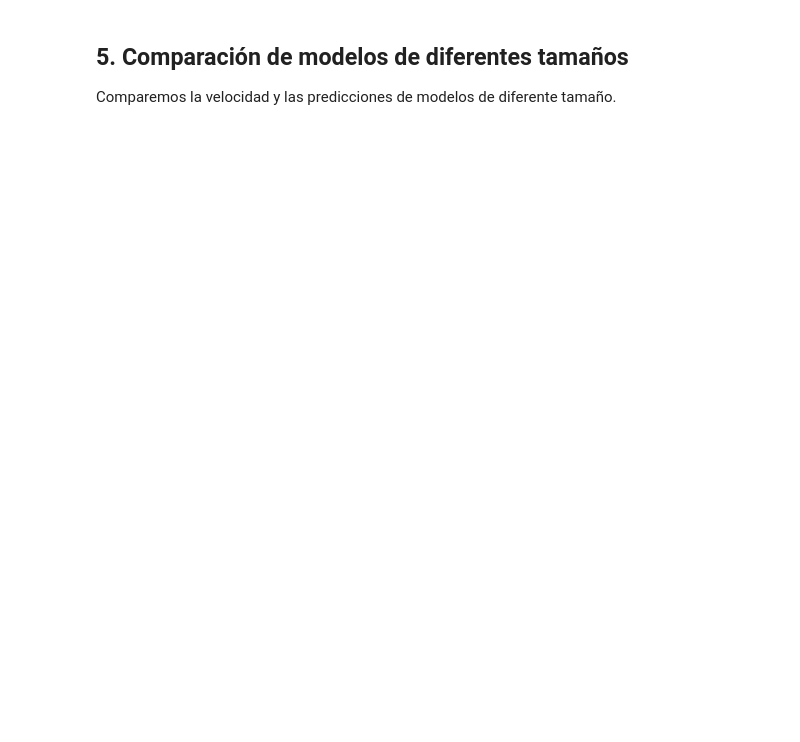
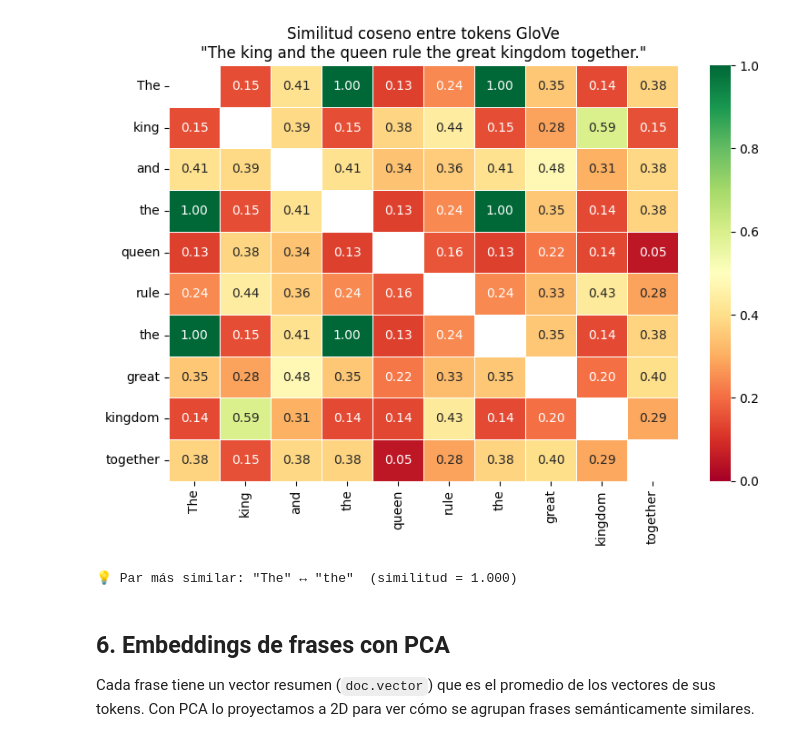
Before and after one commit to Andre8h/Deep_learning, a Jupyter notebook: NOTEBOOKS EXERCISES/07_transformers.ipynb, the cells around one changed output. Cells and saved outputs as stored; diff of their text form; code cells hidden in the pictures; blank space fills up the shorter version.

```diff
--- a/NOTEBOOKS EXERCISES/07_transformers.ipynb
+++ b/NOTEBOOKS EXERCISES/07_transformers.ipynb
@@ -126,14 +232,0 @@ Notes:
-# %%
-# Visualizar múltiples cabezas de atención
-fig, axes = plt.subplots(2, 4, figsize=(16, 8))
-for i, ax in enumerate(axes.flatten()):
-    if i < attentions[-1].shape[1]:  # número de cabezas
-        att_head = attentions[-1][0, i].detach().numpy()
-        sns.heatmap(att_head, xticklabels=tokens, yticklabels=tokens,
-                    cmap='viridis', ax=ax, cbar=False)
-        ax.set_title(f'Cabeza {i}')
-    else:
-        ax.axis('off')
-plt.suptitle('Atención por cabeza (última capa)')
-plt.tight_layout()
-plt.show()
@@ -142,5 +273,38 @@ plt.show()
+# %%
+sim_sentence = "The king and the queen rule the great kingdom together."
+doc_sim = nlp(sim_sentence)
+
+# Filtrar solo tokens con vectores (excluir puntuación y stop words sin vector)
+tokens_vec = [t for t in doc_sim if t.has_vector and not t.is_punct]
+labels = [t.text for t in tokens_vec]
+n = len(tokens_vec)
+
+# Construir matriz de similitud coseno
+sim_matrix = np.zeros((n, n))
+for i, ti in enumerate(tokens_vec):
+    for j, tj in enumerate(tokens_vec):
+        sim_matrix[i, j] = ti.similarity(tj)
+
+plt.figure(figsize=(8, 6))
+mask = np.eye(n, dtype=bool)  # ocultar diagonal (similitud consigo mismo = 1)
+sns.heatmap(sim_matrix, xticklabels=labels, yticklabels=labels,
+            cmap='RdYlGn', vmin=0, vmax=1, annot=True, fmt='.2f',
+            linewidths=0.5, mask=mask)
+plt.title(f'Similitud coseno entre tokens GloVe\n"{sim_sentence}"')
+plt.tight_layout()
+plt.show()
+
+# Destacar el par más similar (fuera de la diagonal)
+sim_copy = sim_matrix.copy()
+np.fill_diagonal(sim_copy, -1)
+idx = np.unravel_index(sim_copy.argmax(), sim_copy.shape)
+print(f'💡 Par más similar: "{labels[idx[0]]}" ↔ "{labels[idx[1]]}"  '
+      f'(similitud = {sim_matrix[idx]:.3f})')
+# %% [output]
+[figure, added]
+💡 Par más similar: "The" ↔ "the"  (similitud = 1.000)
 # %% [markdown]
-## 5. Comparación de modelos de diferentes tamaños
+## 6. Embeddings de frases con PCA
 
-Comparemos la velocidad y las predicciones de modelos de diferente tamaño.
+Cada frase tiene un vector resumen (`doc.vector`) que es el promedio de los vectores de sus tokens. Con PCA lo proyectamos a 2D para ver cómo se agrupan frases semánticamente similares.
 # %%
```
Also changed, not shown: parts of 30 cells of this notebook, 7 other files.
